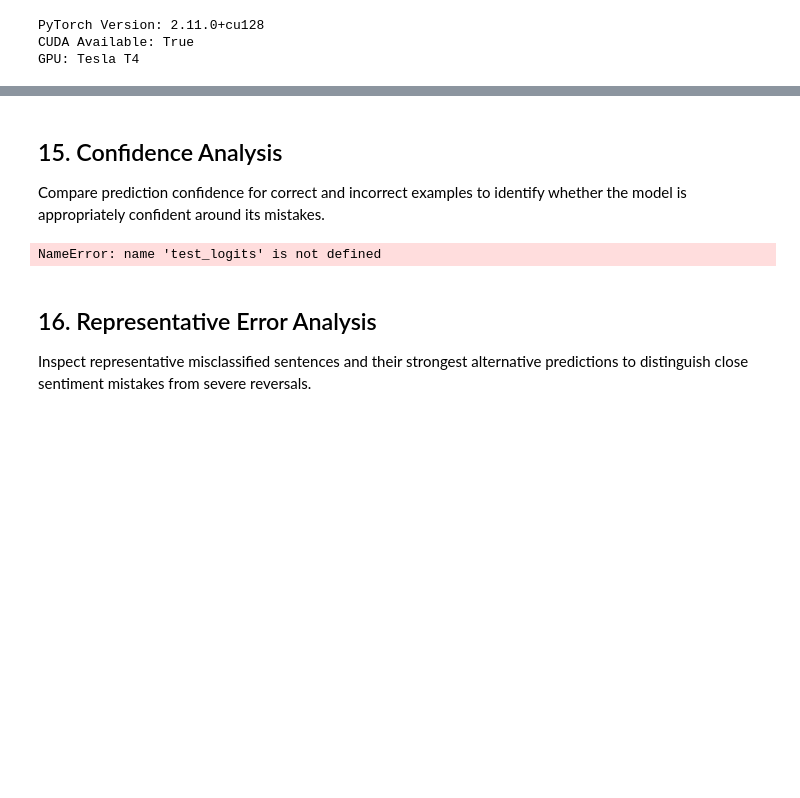
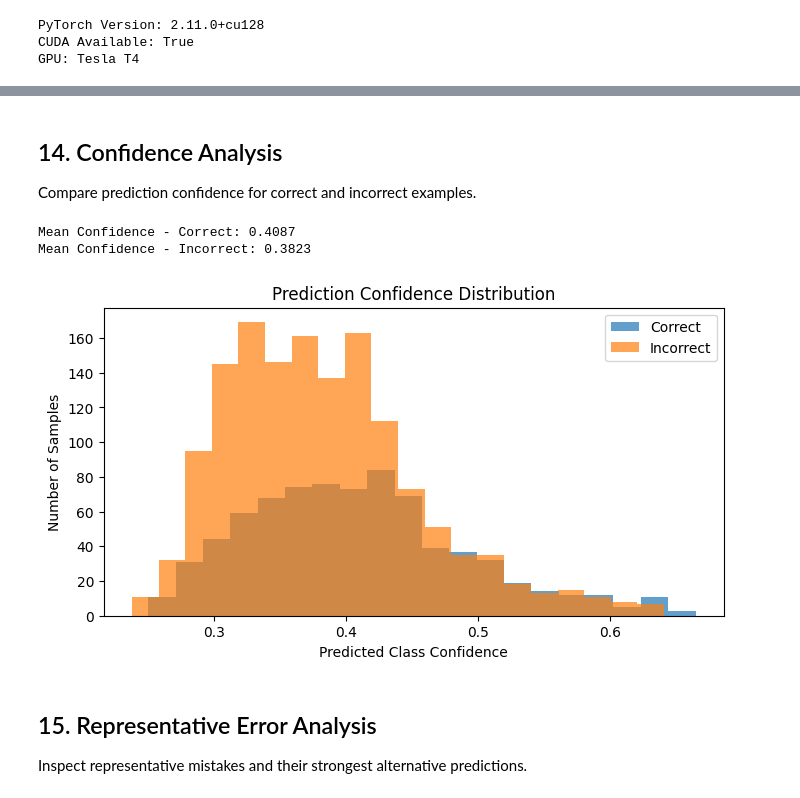
Before and after one commit to praneeth-cs/Deep-Learning-Projects, a Jupyter notebook: RoBERTa - SST-5 Sentiment Classification/RoBERTa_SST_5_Sentiment_Classification.ipynb, the cells around one changed output, grey strips where cells are left out. Drawn from its saved outputs; the diff is of its cells as text; code cells hidden in the pictures; blank space fills up the shorter version.

```diff
--- a/RoBERTa - SST-5 Sentiment Classification/RoBERTa_SST_5_Sentiment_Classification.ipynb
+++ b/RoBERTa - SST-5 Sentiment Classification/RoBERTa_SST_5_Sentiment_Classification.ipynb
@@ -584,56 +695,64 @@ Within One Sentiment Level: 0.5873
 # %% [markdown]
-## 15. Confidence Analysis
+## 14. Confidence Analysis
 
-Compare prediction confidence for correct and incorrect examples to identify whether the model is appropriately confident around its mistakes.
+Compare prediction confidence for correct and incorrect examples.
 # %%
 probabilities = torch.softmax(
-    torch.tensor(test_logits),
+    torch.tensor(
+        test_output.predictions
+    ),
     dim=-1
 ).numpy()
 
 predicted_confidence = probabilities[
     np.arange(len(test_predictions)),
     test_predictions
 ]
 
 correct_mask = (
     test_predictions == test_labels_final
 )
 
 print(
     f"Mean Confidence - Correct: "
     f"{predicted_confidence[correct_mask].mean():.4f}"
 )
 
-print(
-    f"Mean Confidence - Incorrect: "
-    f"{predicted_confidence[~correct_mask].mean():.4f}"
-)
+if np.any(~correct_mask):
+    print(
+        f"Mean Confidence - Incorrect: "
+        f"{predicted_confidence[~correct_mask].mean():.4f}"
+    )
 
 plt.figure(figsize=(8, 4))
 plt.hist(
     predicted_confidence[correct_mask],
     bins=20,
     alpha=0.7,
     label="Correct"
 )
-plt.hist(
-    predicted_confidence[~correct_mask],
-    bins=20,
-    alpha=0.7,
-    label="Incorrect"
-)
+
+if np.any(~correct_mask):
+    plt.hist(
+        predicted_confidence[~correct_mask],
+        bins=20,
+        alpha=0.7,
+        label="Incorrect"
+    )
+
 plt.xlabel("Predicted Class Confidence")
 plt.ylabel("Number of Samples")
 plt.title("Prediction Confidence Distribution")
 plt.legend()
 plt.show()
 # %% [output]
-NameError: name 'test_logits' is not defined
+Mean Confidence - Correct: 0.4087
+Mean Confidence - Incorrect: 0.3823
+[figure, added]
 # %% [markdown]
-## 16. Representative Error Analysis
+## 15. Representative Error Analysis
 
-Inspect representative misclassified sentences and their strongest alternative predictions to distinguish close sentiment mistakes from severe reversals.
+Inspect representative mistakes and their strongest alternative predictions.
 # %%
 misclassified_indices = np.where(
     test_predictions != test_labels_final
```
Also changed, not shown: parts of 55 cells of this notebook.
